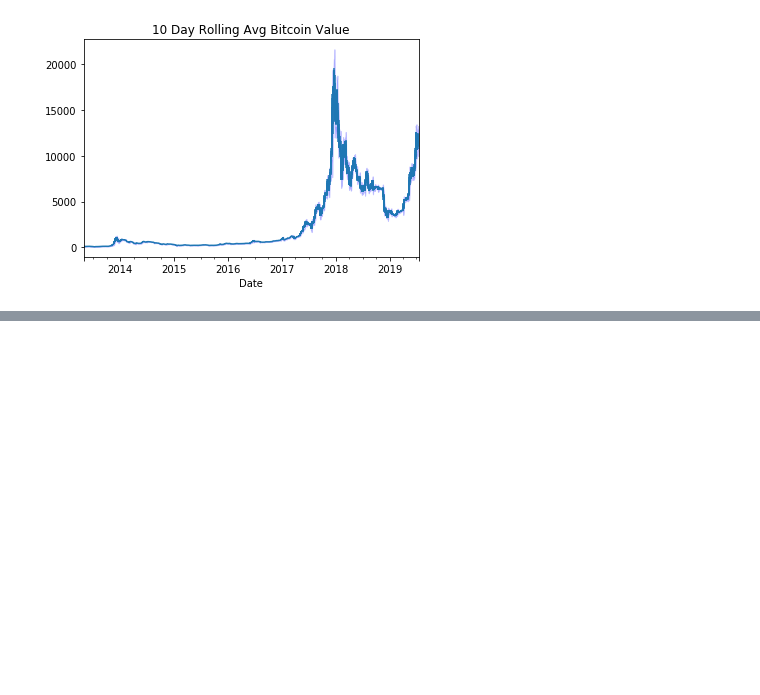
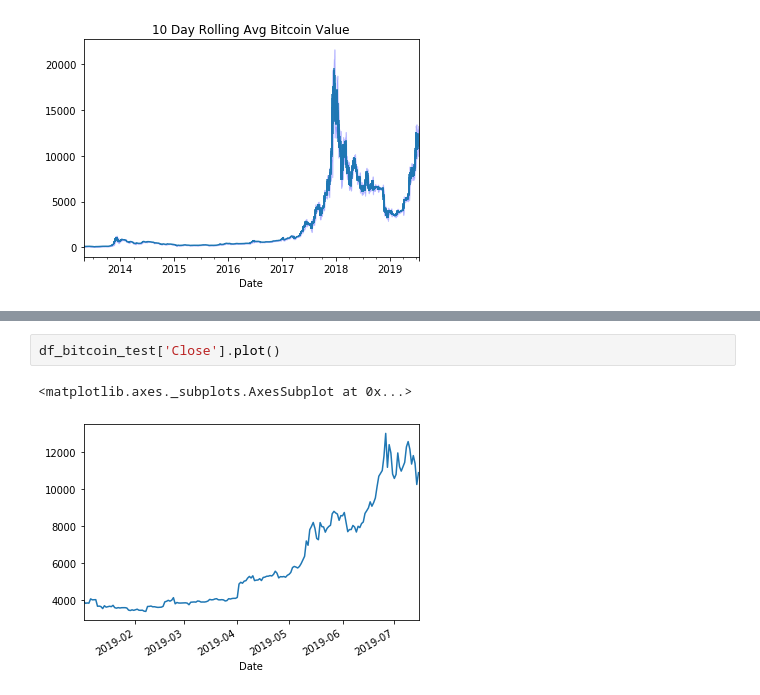
Before and after one commit to DhanushkaAbeyratne/Bitcoin-Price-Prediction---ARIMA, a Jupyter notebook: My_ids_project.ipynb, the cells around one changed output, grey strips where cells are left out. Saved outputs shown, nothing was run; the diff lists cells and outputs as text; blank space fills up the shorter version.

```diff
--- a/My_ids_project.ipynb
+++ b/My_ids_project.ipynb
@@ -153,0 +191,5 @@ sns.mpl.pyplot.fill_between(tenDayRollingbitcoinMean.index, tenDayRollingbitcoin
+# %%
+df_bitcoin_test['Close'].plot()
+# %% [output]
+<matplotlib.axes._subplots.AxesSubplot at 0x...>
+[figure, added]
```
Also changed, not shown: parts of 9 cells of this notebook.
